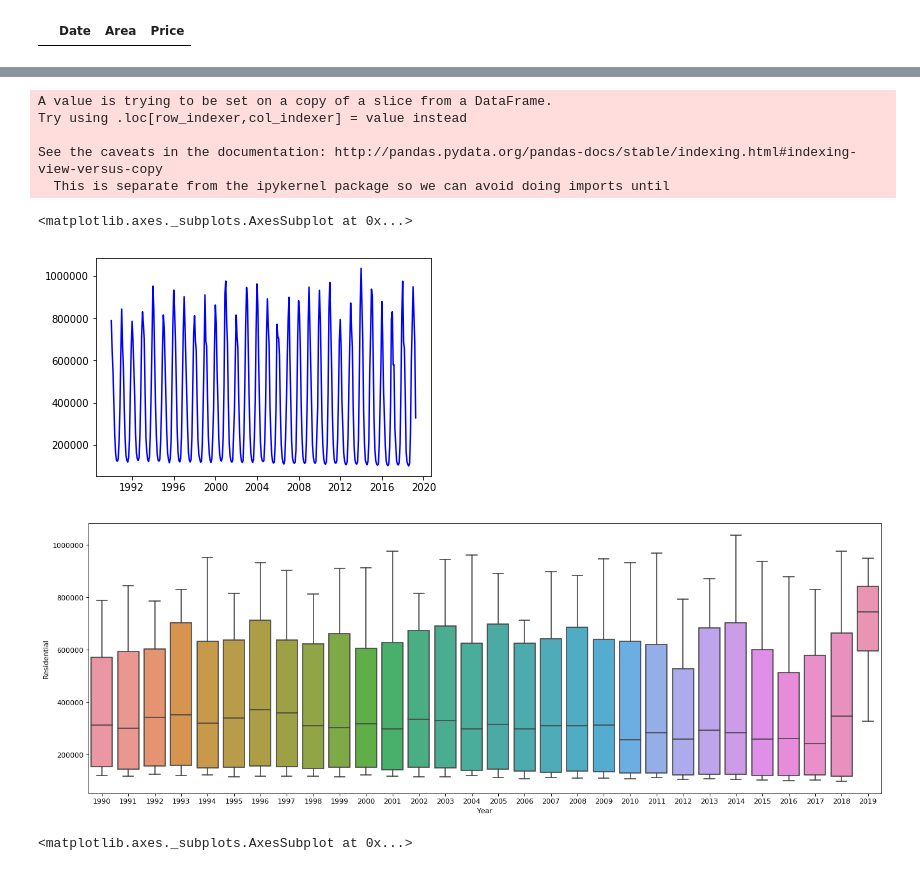
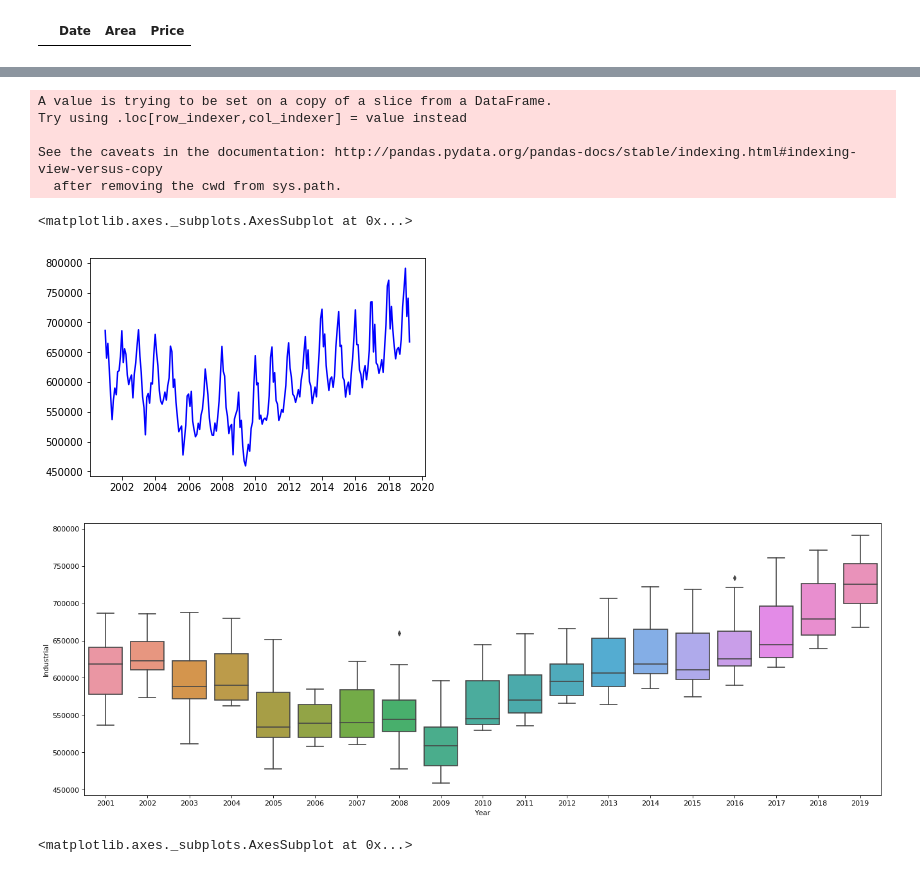
Before and after one commit to jwaliaga/NatGasDemandForcast, a Jupyter notebook: Notebooks/Wilson/DemandRegression.ipynb, the cells around one changed output, grey strips where cells are left out. Drawn from its saved outputs; the diff is of its cells as text; code cells hidden in the pictures.

Commit message:
DemandRegressor-ARIMA

```diff
--- a/Notebooks/Wilson/DemandRegression.ipynb
+++ b/Notebooks/Wilson/DemandRegression.ipynb
@@ -9,5 +606,5 @@ import seaborn as sns
 # %%
-df_ng_demand_res = pd.read_csv("../../Data/CSV_Files/Gas_Demand_Res.csv", encoding='utf-8')
+df_ng_demand_res = pd.read_csv("../../Data/CSV_Files/Gas_Demand_Ind.csv", encoding='utf-8')
 df_ng_demand_res = df_ng_demand_res.drop(['Unnamed: 0'], axis=1)
 df_ng_demand_res["Date"] = pd.to_datetime(df_ng_demand_res["Date"])
 # df_ng_demand_res = df_ng_demand_res.set_index("Date")
@@ -123,18 +700,20 @@ To register the converters:
 # %%
 df_ng_demand_res_US = df_ng_demand_res[(df_ng_demand_res["Area"]=="U.S.") & (df_ng_demand_res["Date"].dt.year >= 1990)]
-plt.plot(df_ng_demand_res_US["Date"],df_ng_demand_res_US["Residential"],c="b")
+# plt.plot(df_ng_demand_res_US["Date"],df_ng_demand_res_US["Residential"],c="b")
+plt.plot(df_ng_demand_res_US["Date"],df_ng_demand_res_US["Industrial"],c="b")
 df_ng_demand_res_US["Year"] = df_ng_demand_res_US["Date"].dt.year
 fig, axes = plt.subplots(1, 1, figsize=(20,7), dpi= 80)
-sns.boxplot(x='Year', y='Residential', data=df_ng_demand_res_US)
+# sns.boxplot(x='Year', y='Residential', data=df_ng_demand_res_US)
+sns.boxplot(x='Year', y='Industrial', data=df_ng_demand_res_US)
 # %% [output]
 A value is trying to be set on a copy of a slice from a DataFrame.
 Try using .loc[row_indexer,col_indexer] = value instead
 
 See the caveats in the documentation: http://pandas.pydata.org/pandas-docs/stable/indexing.html#indexing-view-versus-copy
-  This is separate from the ipykernel package so we can avoid doing imports until
+  after removing the cwd from sys.path.
 <matplotlib.axes._subplots.AxesSubplot at 0x...>
-[figure, old version]
+[figure, new version]
-[figure, old version]
+[figure, new version]
 # %%
 corr = df.corr()
 plt.figure(figsize=(16,14))
```
Also changed, not shown: parts of 54 cells of this notebook, 7 other files.
